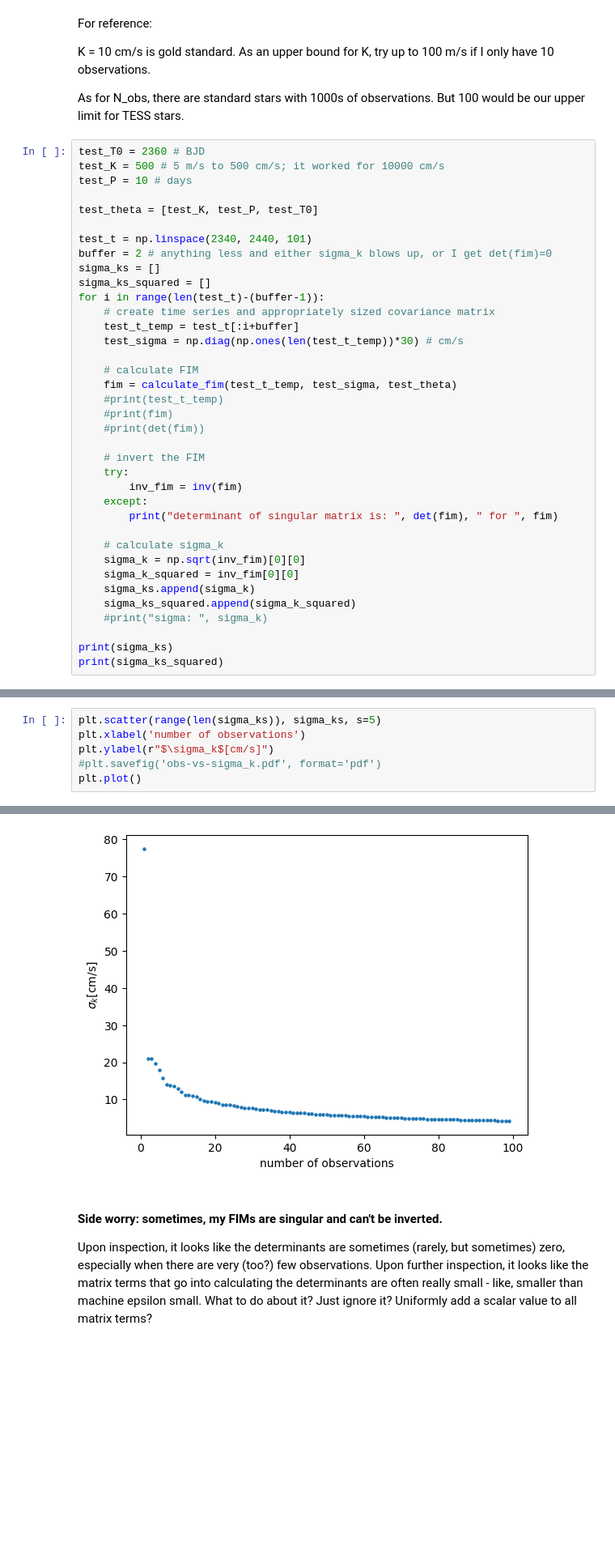
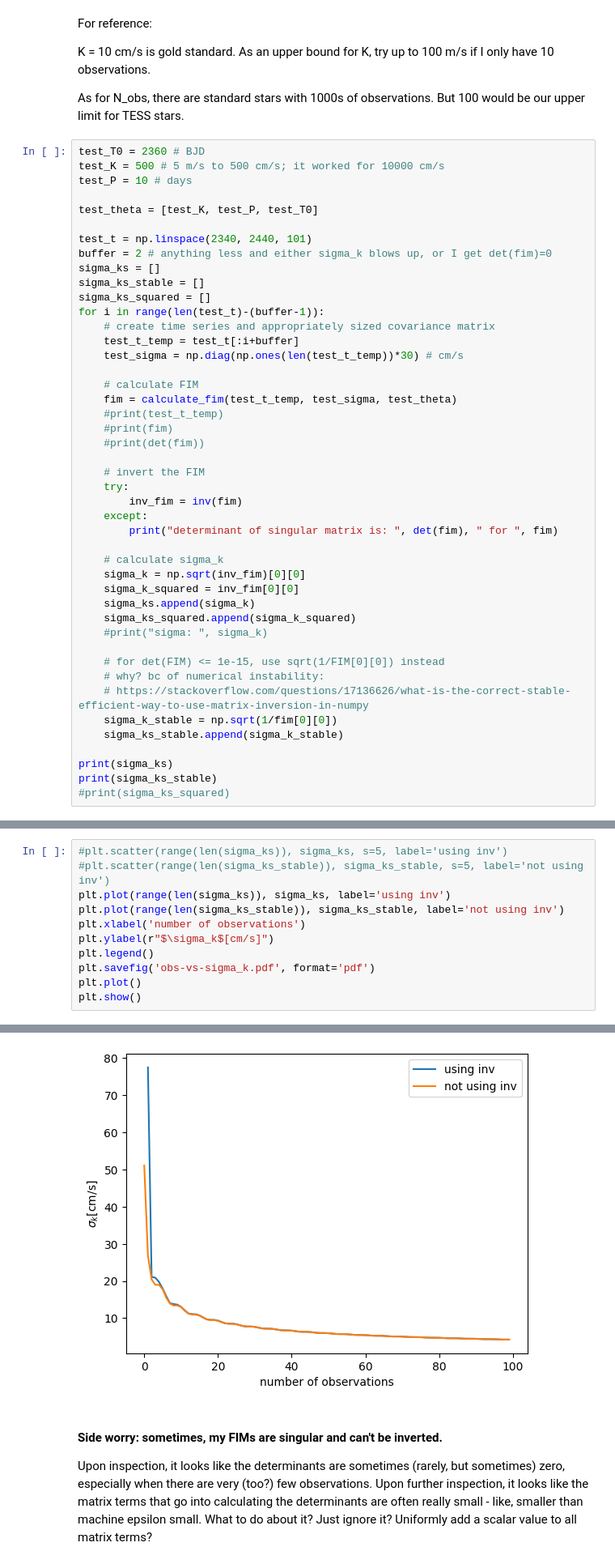
Before and after one commit to exoclam/gaspery, a Jupyter notebook: calculate_fim.ipynb, the cells around one changed output, grey strips where cells are left out. Shown at 81% size. Drawn from its saved outputs; the diff is of its cells as text; blank space fills up the shorter version.

Commit message:
first attempt at plotting sigma_k for different combinations of n_obs and cadences

```diff
--- a/calculate_fim.ipynb
+++ b/calculate_fim.ipynb
@@ -171,6 +171,7 @@ test_theta = [test_K, test_P, test_T0]
 test_t = np.linspace(2340, 2440, 101)
 buffer = 2 # anything less and either sigma_k blows up, or I get det(fim)=0
 sigma_ks = []
+sigma_ks_stable = []
 sigma_ks_squared = []
 for i in range(len(test_t)-(buffer-1)):
     # create time series and appropriately sized covariance matrix
@@ -196,7 +197,14 @@ for i in range(len(test_t)-(buffer-1)):
     sigma_ks_squared.append(sigma_k_squared)
     #print("sigma: ", sigma_k)
 
+    # for det(FIM) <= 1e-15, use sqrt(1/FIM[0][0]) instead
+    # why? bc of numerical instability:
+    # https://stackoverflow.com/questions/17136626/what-is-the-correct-stable-efficient-way-to-use-matrix-inversion-in-numpy
+    sigma_k_stable = np.sqrt(1/fim[0][0])
+    sigma_ks_stable.append(sigma_k_stable)
+
 print(sigma_ks)
-print(sigma_ks_squared)
+print(sigma_ks_stable)
+#print(sigma_ks_squared)
 # %% [output]
 [nan, 77.43352187572097, 21.097996079939175, 20.896806627714273, 19.743065550785943, 17.97178294634297, 15.84346385787988, 14.013067243073351, 13.786245293433511, 13.634147492972621, 13.02667839373240 ...
@@ -204,7 +212,12 @@ print(sigma_ks_squared)
 # %%
-plt.scatter(range(len(sigma_ks)), sigma_ks, s=5)
+#plt.scatter(range(len(sigma_ks)), sigma_ks, s=5, label='using inv')
+#plt.scatter(range(len(sigma_ks_stable)), sigma_ks_stable, s=5, label='not using inv')
+plt.plot(range(len(sigma_ks)), sigma_ks, label='using inv')
+plt.plot(range(len(sigma_ks_stable)), sigma_ks_stable, label='not using inv')
 plt.xlabel('number of observations')
 plt.ylabel(r"$\sigma_k$[cm/s]")
-#plt.savefig('obs-vs-sigma_k.pdf', format='pdf')
+plt.legend()
+plt.savefig('obs-vs-sigma_k.pdf', format='pdf')
 plt.plot()
+plt.show()
 # %% [output]
@@ -212,4 +224,4 @@ plt.plot()
-[figure, old version]
+[figure, new version]
 # %% [markdown]
 #### Side worry: sometimes, my FIMs are singular and can't be inverted.
 
```
Also changed, not shown: parts of 9 cells of this notebook, 2 other files.
